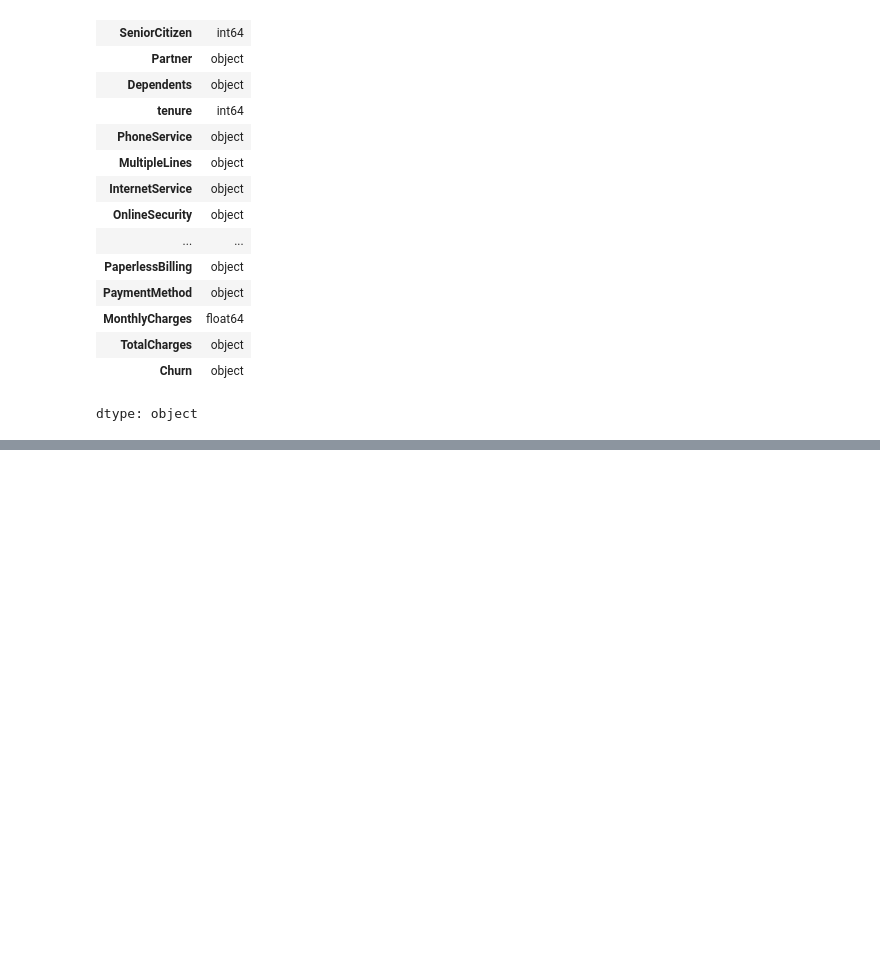
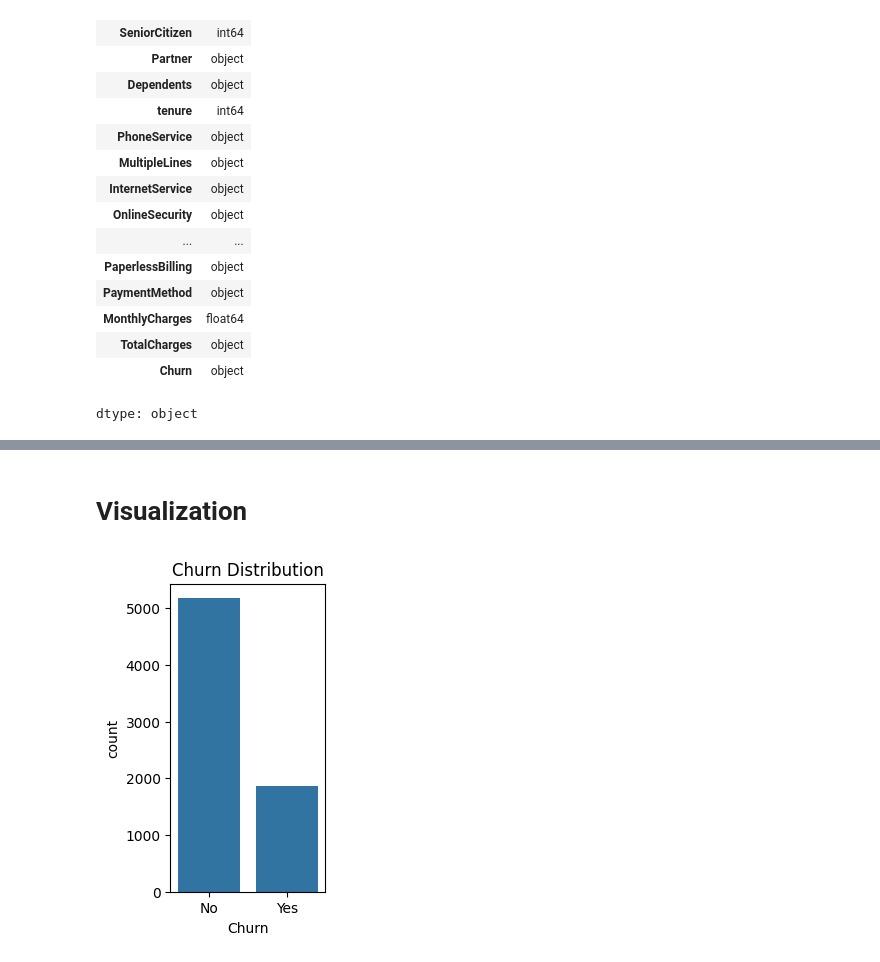
Before and after one commit to Daham-abeyratne/Customer_Churn_Prediction, a Jupyter notebook: costomer_churn_prediciton.ipynb, the cells around one changed output, grey strips where cells are left out. Saved outputs shown, nothing was run; the diff lists cells and outputs as text; code cells hidden in the pictures; blank space fills up the shorter version.

Commit message:
Add customer churn model notebook and initial EDA

```diff
--- a/costomer_churn_prediciton.ipynb
+++ b/costomer_churn_prediciton.ipynb
@@ -119,0 +238,9 @@ Text(0.5, 1.0, 'Churn Count')
+# %% [markdown]
+# **Visualization**
+# %%
+plt.figure(figsize=(2,4))
+sns.countplot(data=telco_data, x='Churn')
+plt.title('Churn Distribution')
+plt.show()
+# %% [output]
+[figure, added]
```
Also changed, not shown: parts of 28 cells of this notebook.
